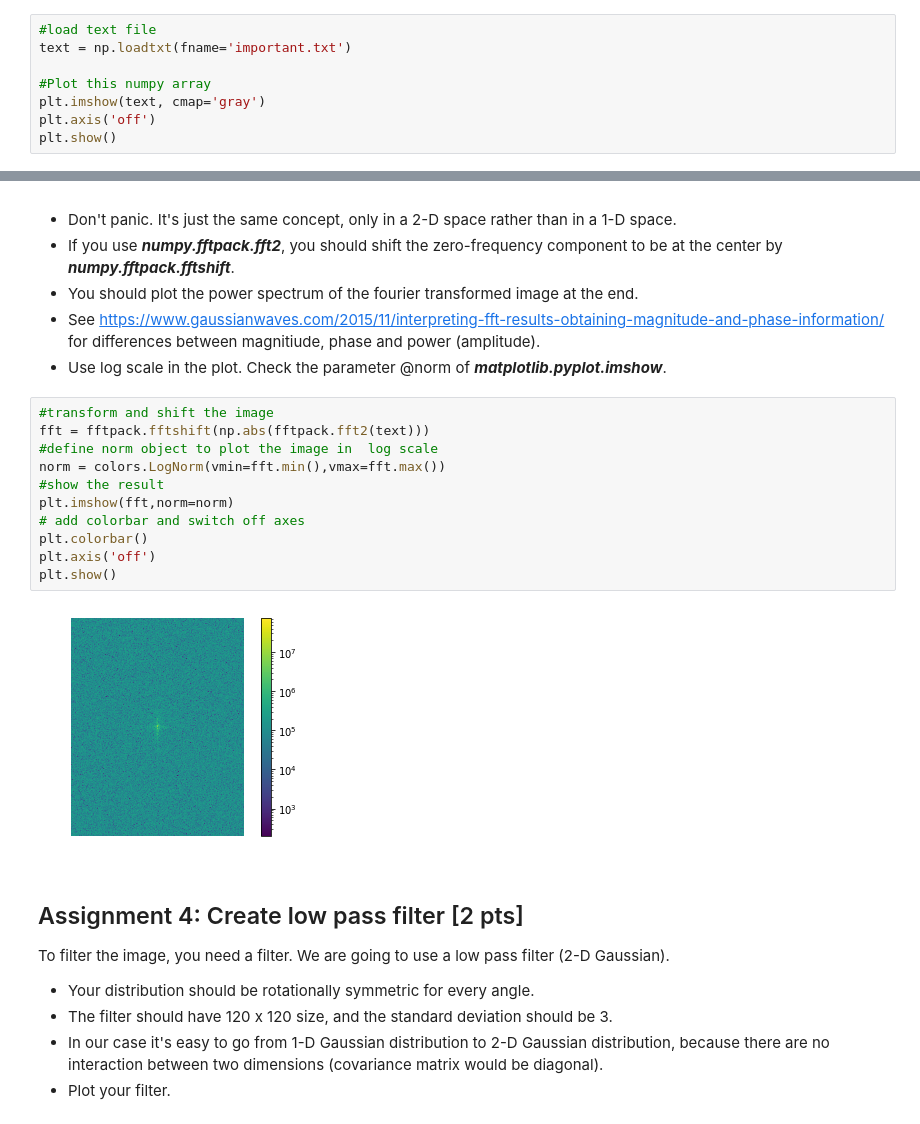
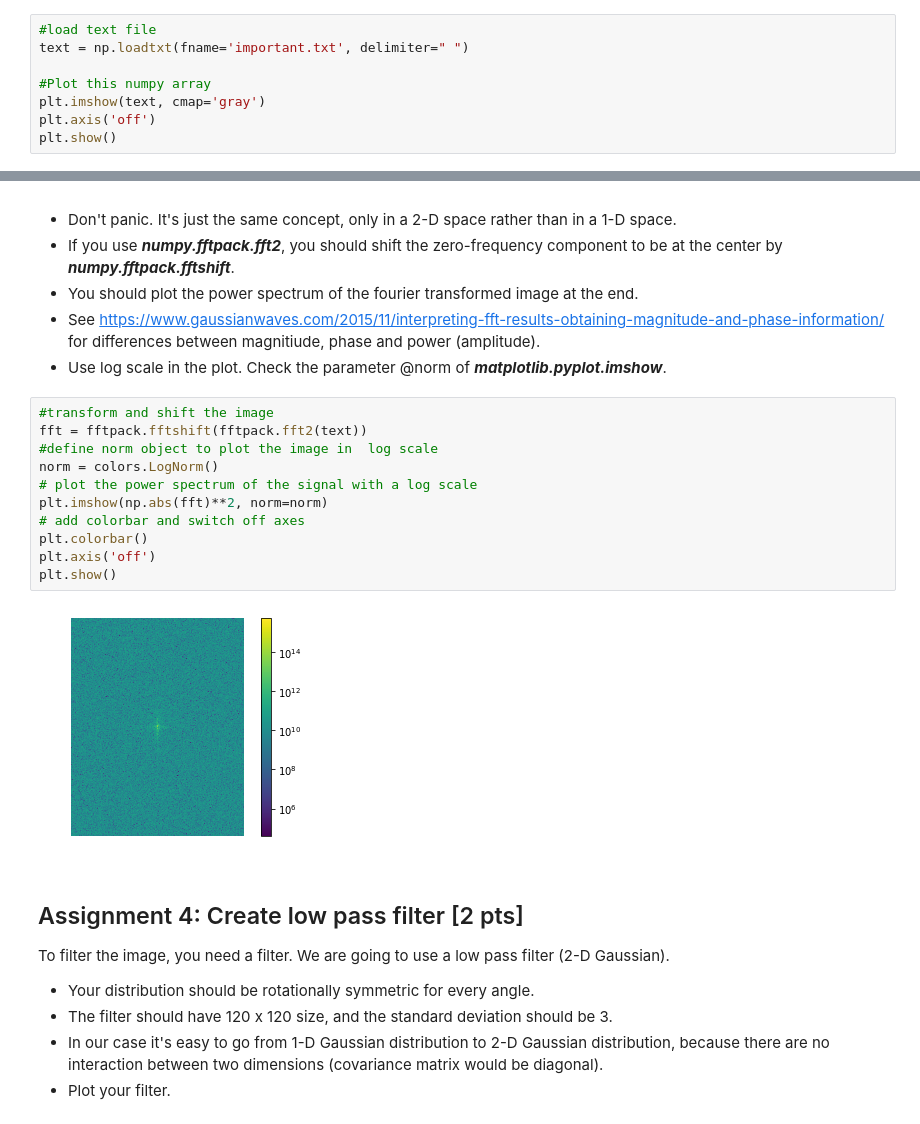
Before and after one commit to NBP-ACC/week-9-acc_7, a Jupyter notebook: sheet07.ipynb, the cells around one changed output, grey strips where cells are left out. Cells and saved outputs as stored; diff of their text form.

```diff
--- a/sheet07.ipynb
+++ b/sheet07.ipynb
@@ -95,7 +95,7 @@ Now let's start cracking the puzzle. Because your friend just sent you some text
 - Plot this numpy array. Use a gray colormap.
 # %%
 #load text file
-text = np.loadtxt(fname='important.txt')
+text = np.loadtxt(fname='important.txt', delimiter=" ")
 
 #Plot this numpy array
 plt.imshow(text, cmap='gray')
@@ -113,17 +113,17 @@ Do a fourier transform on the image.
 - Use log scale in the plot. Check the parameter @norm of ***matplotlib.pyplot.imshow***.
 # %%
 #transform and shift the image
-fft = fftpack.fftshift(np.abs(fftpack.fft2(text)))
+fft = fftpack.fftshift(fftpack.fft2(text))
 #define norm object to plot the image in  log scale
-norm = colors.LogNorm(vmin=fft.min(),vmax=fft.max())
-#show the result
-plt.imshow(fft,norm=norm)
+norm = colors.LogNorm()
+# plot the power spectrum of the signal with a log scale
+plt.imshow(np.abs(fft)**2, norm=norm)
 # add colorbar and switch off axes
 plt.colorbar()
 plt.axis('off')
 plt.show()
 # %% [output]
-[figure, old version]
+[figure, new version]
 # %% [markdown]
 ## Assignment 4: Create low pass filter [2 pts]
 To filter the image, you need a filter. We are going to use a low pass filter (2-D Gaussian).
```
Also changed, not shown: parts of 6 cells of this notebook.
